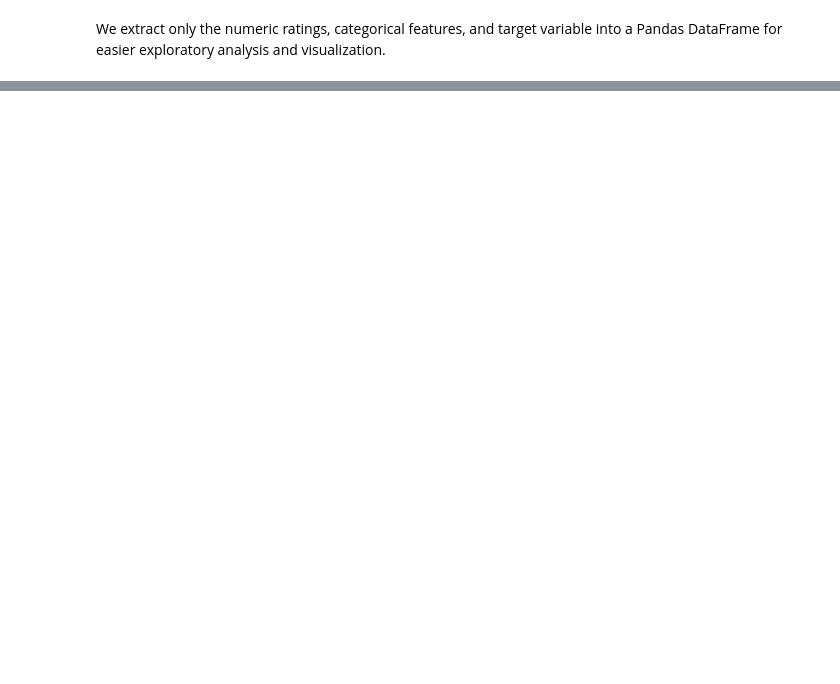
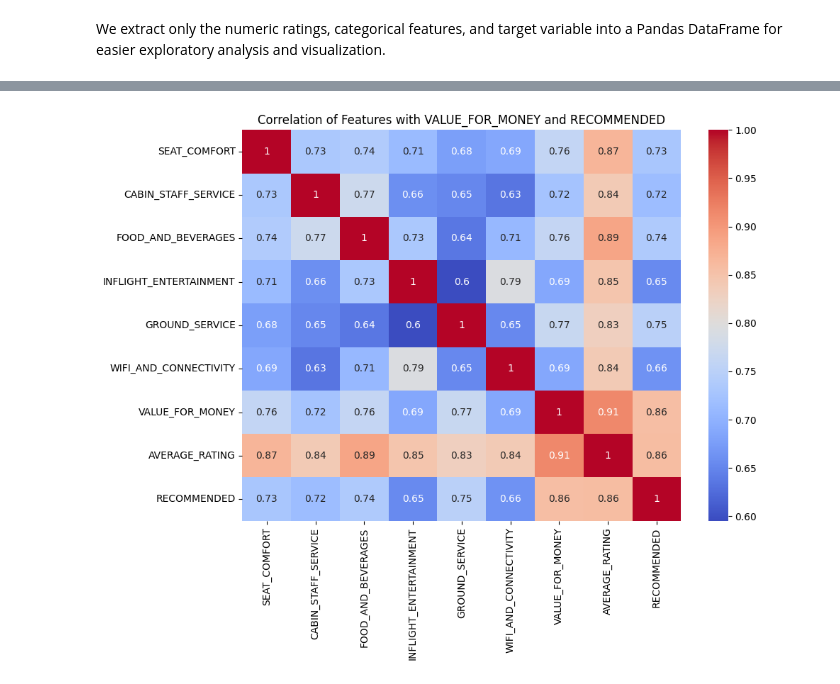
Before and after one commit to alyssaqle/skytrax_review_ml_pipeline, a Jupyter notebook: notebooks/exploration.ipynb, the cells around one changed output, grey strips where cells are left out. Drawn from its saved outputs; the diff is of its cells as text; code cells hidden in the pictures; blank space fills up the shorter version.

```diff
--- a/notebooks/exploration.ipynb
+++ b/notebooks/exploration.ipynb
@@ -1209,0 +390,16 @@ Passengers who report higher VALUE_FOR_MONEY also rate every service higher—th
+# %%
+corr_df = df_eda.copy()
+
+# Compute correlation
+corr_matrix = (
+    corr_df[list(dict.fromkeys(NUMERIC_COLS + ["VALUE_FOR_MONEY", "RECOMMENDED"]))] # Dedupe because VALUE_FOR_MONEY is already in NUMERIC_COLS
+    .corr()
+)
+
+plt.figure(figsize=(10, 8))
+sns.heatmap(corr_matrix, annot=True, cmap="coolwarm")
+plt.title("Correlation of Features with VALUE_FOR_MONEY and RECOMMENDED")
+plt.tight_layout()
+plt.show()
+# %% [output]
+[figure, added]
```
Also changed, not shown: parts of 123 cells of this notebook, 1 other file.
